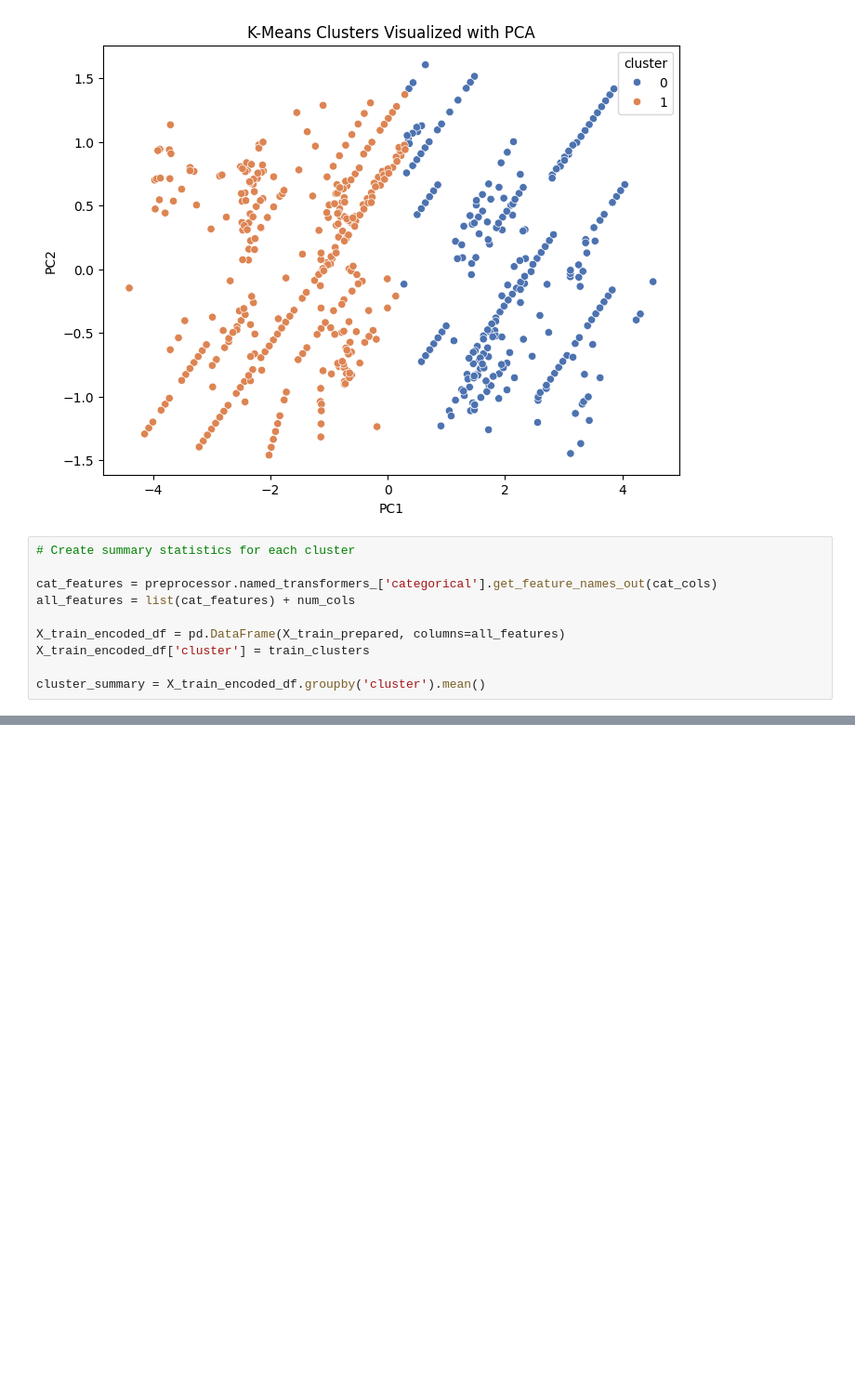
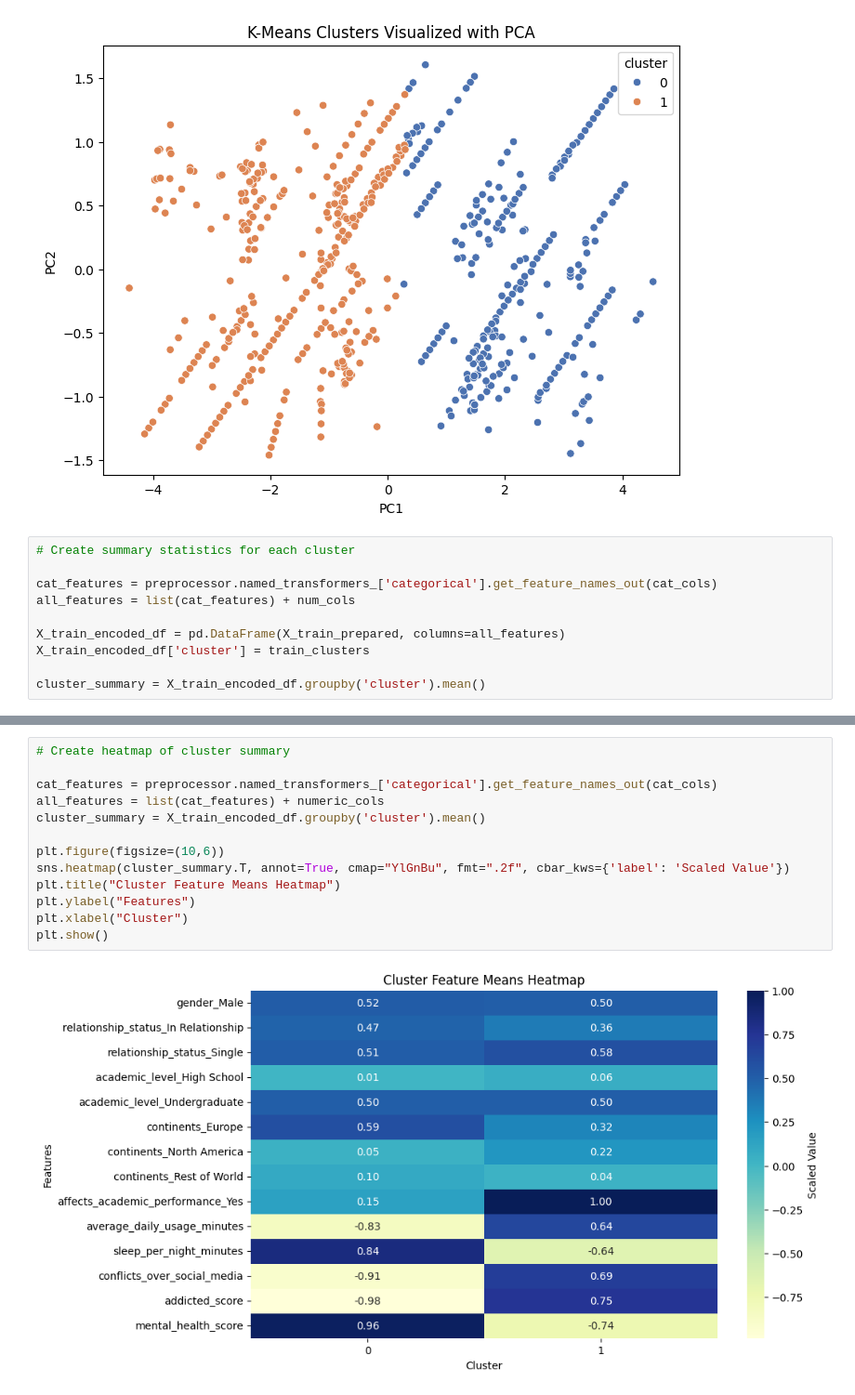
Before and after one commit to StavSteven/social_media_addiction, a Jupyter notebook: jupyter_notebooks/3_ml_notebook.ipynb, the cells around one changed output, grey strips where cells are left out. Shown at 93% size. Cells and saved outputs as stored; diff of their text form; blank space fills up the shorter version.

Commit message:
interpret cluster profiles

```diff
--- a/jupyter_notebooks/3_ml_notebook.ipynb
+++ b/jupyter_notebooks/3_ml_notebook.ipynb
@@ -238,3 +240,18 @@ cluster_summary.round(2)
 | cluster |  |  |  |  |  | ... |
 | 0 | 0.52 | 0.47 | 0.51 | 0.01 | 0.5 | ... |
 | 1 | 0.50 | 0.36 | 0.58 | 0.06 | 0.5 | ... |
+# %%
+# Create heatmap of cluster summary
+
+cat_features = preprocessor.named_transformers_['categorical'].get_feature_names_out(cat_cols)
+all_features = list(cat_features) + numeric_cols
+cluster_summary = X_train_encoded_df.groupby('cluster').mean()
+
+plt.figure(figsize=(10,6))
+sns.heatmap(cluster_summary.T, annot=True, cmap="YlGnBu", fmt=".2f", cbar_kws={'label': 'Scaled Value'})
+plt.title("Cluster Feature Means Heatmap")
+plt.ylabel("Features")
+plt.xlabel("Cluster")
+plt.show()
+# %% [output]
+[figure, added]
```
Also changed, not shown: parts of 3 cells of this notebook.
